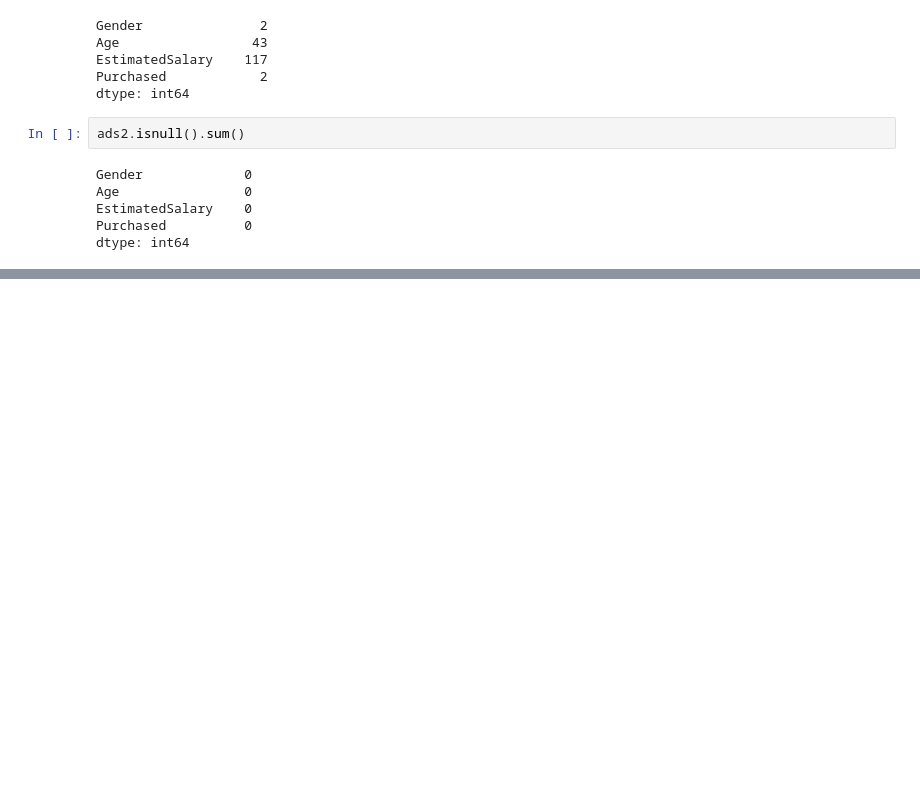
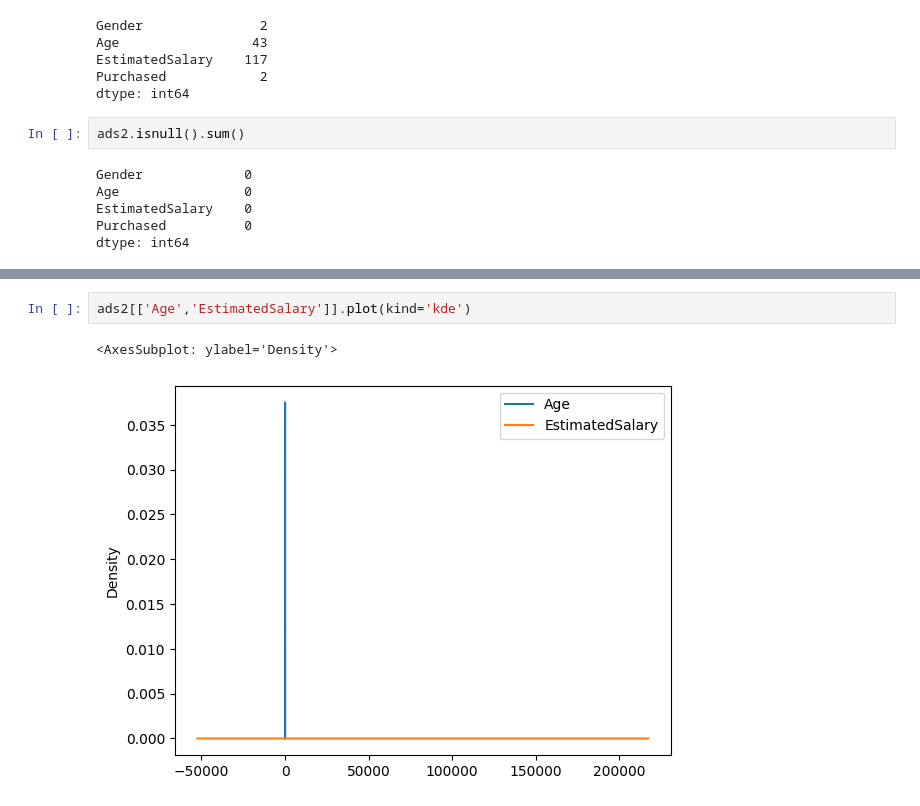
Before and after one commit to juneedpk/vscode-jupyter, a Jupyter notebook: eda.ipynb, the cells around one changed output, grey strips where cells are left out. Cells and saved outputs as stored; diff of their text form; blank space fills up the shorter version.

```diff
--- a/eda.ipynb
+++ b/eda.ipynb
@@ -169,0 +170,5 @@ ads2.boxplot()
+# %%
+ads2[['Age','EstimatedSalary']].plot(kind='kde')
+# %% [output]
+<AxesSubplot: ylabel='Density'>
+[figure, added]
```
Also changed, not shown: parts of 2 cells of this notebook.
